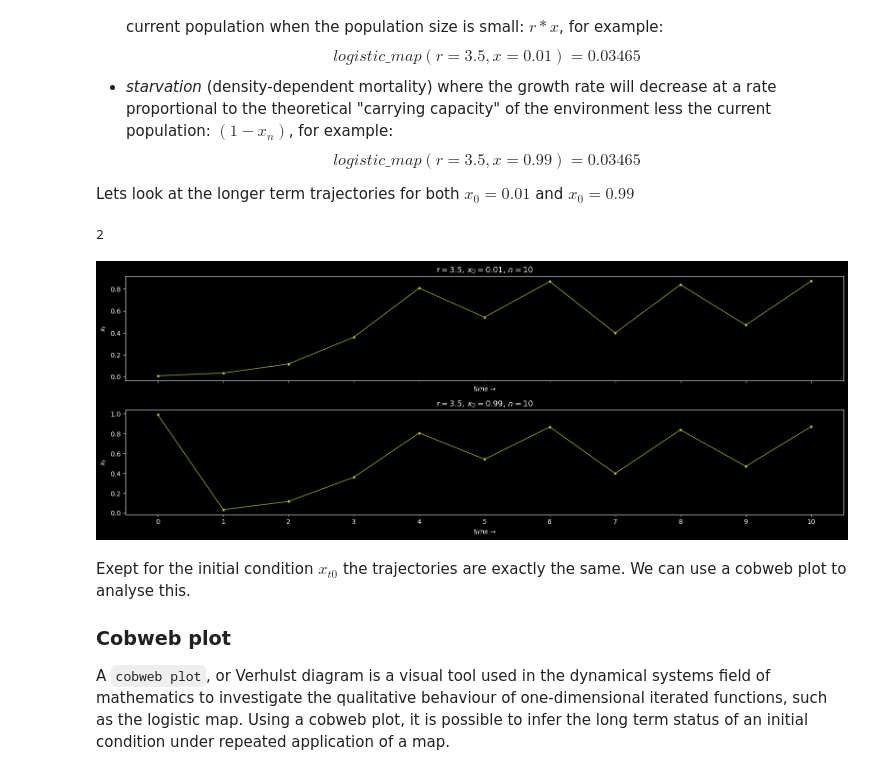
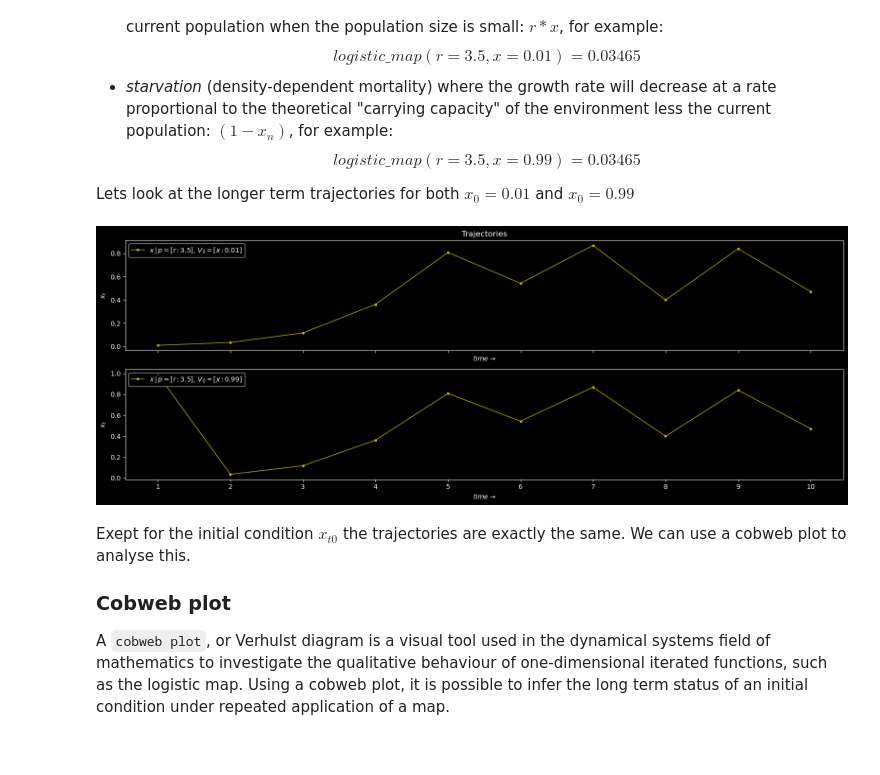
Before and after one commit to bartmarseille/iterative-maps, a Jupyter notebook: iterated-maps-and-chaos.ipynb, the cells around one changed output. Saved outputs shown, nothing was run; the diff lists cells and outputs as text; code cells hidden in the pictures.

```diff
--- a/iterated-maps-and-chaos.ipynb
+++ b/iterated-maps-and-chaos.ipynb
@@ -13,9 +13,14 @@ A `dynamical system` is a model describing the evolution of an object over time.
 
 The basic idea of a `iterated map` is to take a number $x_0$ for $t=0$, the `initial condition`, and then in a sequence of $n$ steps to update this number according to a fixed rule or map to obtain a `trajectory`.
 # %%
-def map(r, x):
-    return x+1/(x*r)
+def map(P, V):
+    r = P['r']
+    x = V['x']
+    return {'x': x+1/(x*r)}
 
-t = iterate(map, r=1, x0=1, n=30)
-plot_trajectory(t)
+P={'r':1}
+V={'x':1}
+
+V_hat = iterate(map, P, V, n=30)
+plot_iterations(P, V_hat)
 # %% [output]
@@ -31,0 +32,8 @@ plot_trajectories(trajectories)
+# %%
+P={'r':1}
+Vs=[{'x':1}, {'x':2}, {'x':3}]
+
+fig, ax = plt.subplots(1, 1, figsize=(16, 4), sharey=True)
+for V in Vs:
+    V_hat = iterate(map, P, V, n=30)
+    plot_iterations(P, V_hat, ax)
@@ -40,0 +46,8 @@ plot_trajectories(trajectories)
+# %%
+P={'r':4}
+Vs=[{'x':0.506127}, {'x':0.506}]
+
+fig, ax = plt.subplots(1, 1, figsize=(16, 4), sharey=True)
+for V in Vs:
+    V_hat = iterate(logistic_map, P, V, n=30)
+    plot_iterations(P, V_hat, ax)
@@ -59,19 +74,18 @@ where $x_{n}$ is a number between $0$ and $1$ (the `proportion` with respect to
 
 Lets look at the longer term trajectories for both $x_{0}=0.01$ and $x_{0}=0.99$
 # %%
-r = 3.5
-x0s = [0.01, 0.99]
+P = {'r': 3.5}
+Vs=[{'x':0.01}, {'x':0.99}]
 n=10
 
-fig, axes = plt.subplots(len(x0s), 1, figsize=(16, 3*len(x0s)), sharex=True)
-print(len(axes))
-for i, ax in enumerate(axes):
-    t = iterate(logistic_map, r, x0s[i], n)
-    plot_trajectory(t, ax=ax, labels=True)
+fig, axes = plt.subplots(len(Vs), 1, figsize=(16, 3*len(Vs)), sharex=True)
+for V, ax in zip(Vs, axes):
+    V_hat = iterate(logistic_map, P, V, n)
+    plot_iterations(P, V_hat, ax=ax)
+axes[0].set_title('Trajectories')
 fig.tight_layout()
 # %% [output]
-2
-[figure, old version]
+[figure, new version]
 # %% [markdown]
 Exept for the initial condition $x_{t0}$ the trajectories are exactly the same. We can use a cobweb plot to analyse this.
 
```
Also changed, not shown: parts of 26 cells of this notebook, 5 other files.
